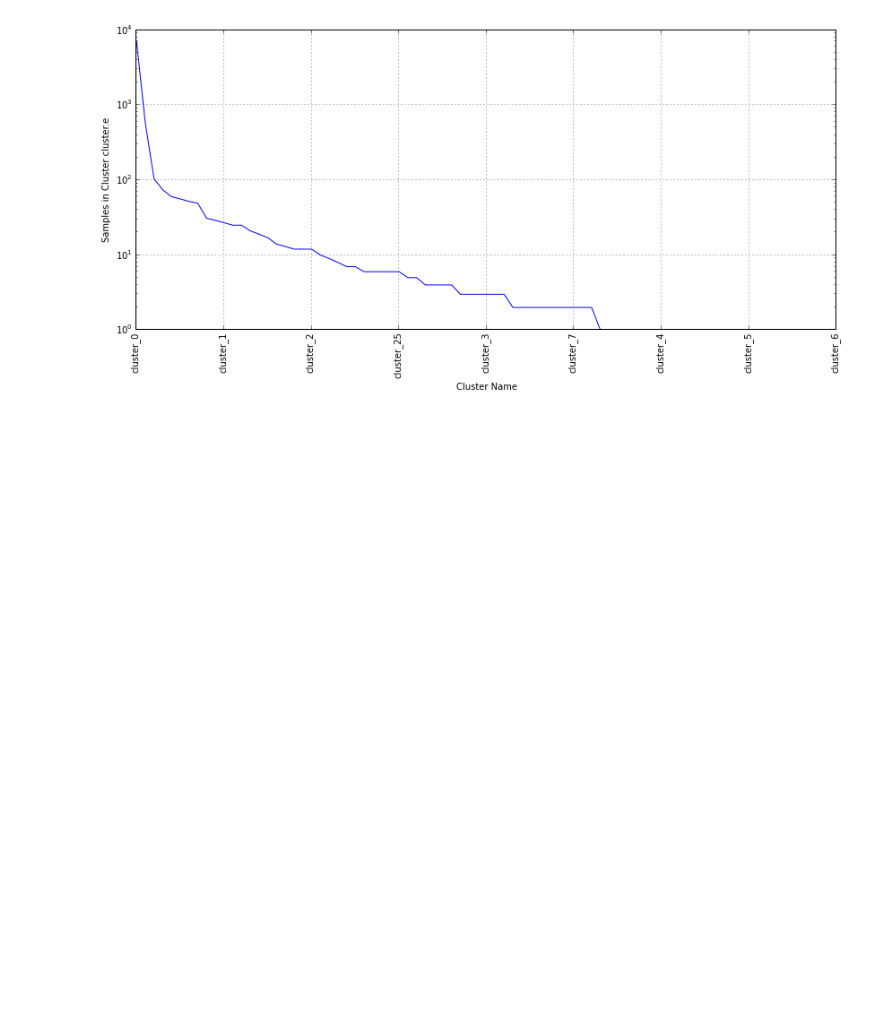
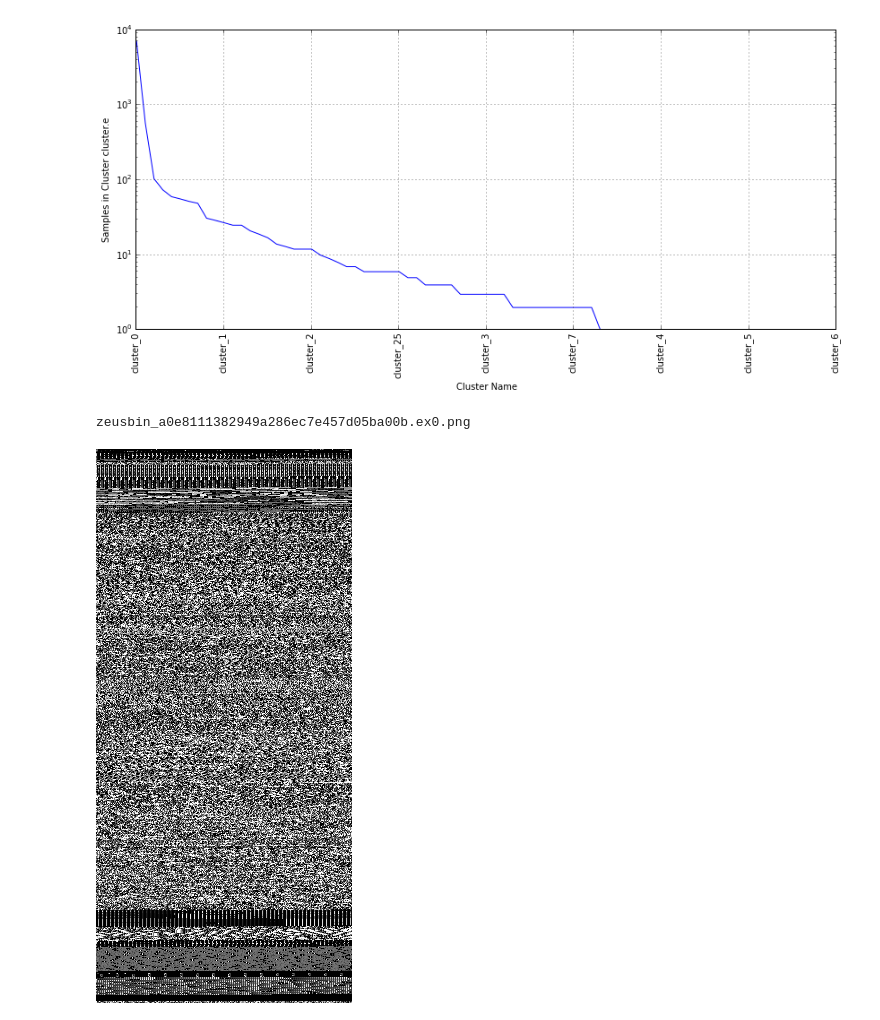
Before and after one commit to sooshie/data_exploration, a Jupyter notebook: zeus_cluster/Image Based Clustering.ipynb, the cells around one changed output. Saved outputs shown, nothing was run; the diff lists cells and outputs as text; code cells hidden in the pictures; blank space fills up the shorter version.

Commit message:
added some visual spot checks

```diff
--- a/zeus_cluster/Image Based Clustering.ipynb
+++ b/zeus_cluster/Image Based Clustering.ipynb
@@ -320,3 +321,11 @@ ax.set_xlabel('Cluster Name')
 22 Clusters with exactly one object
 <matplotlib.text.Text at 0x...>
 [figure]
+# %%
+s = "cluster_2"
+filename = dataframe[dataframe['cluster.2'] == s]['sample'].tolist()[randrange(len(dataframe[dataframe['cluster.2'] == s]['sample'].tolist()))] + '.png'
+print filename
+Image(filename='images/' + filename)
+# %% [output]
+zeusbin_a0e8111382949a286ec7e457d05ba00b.ex0.png
+[figure, added]
```
Also changed, not shown: parts of 8 cells of this notebook.
